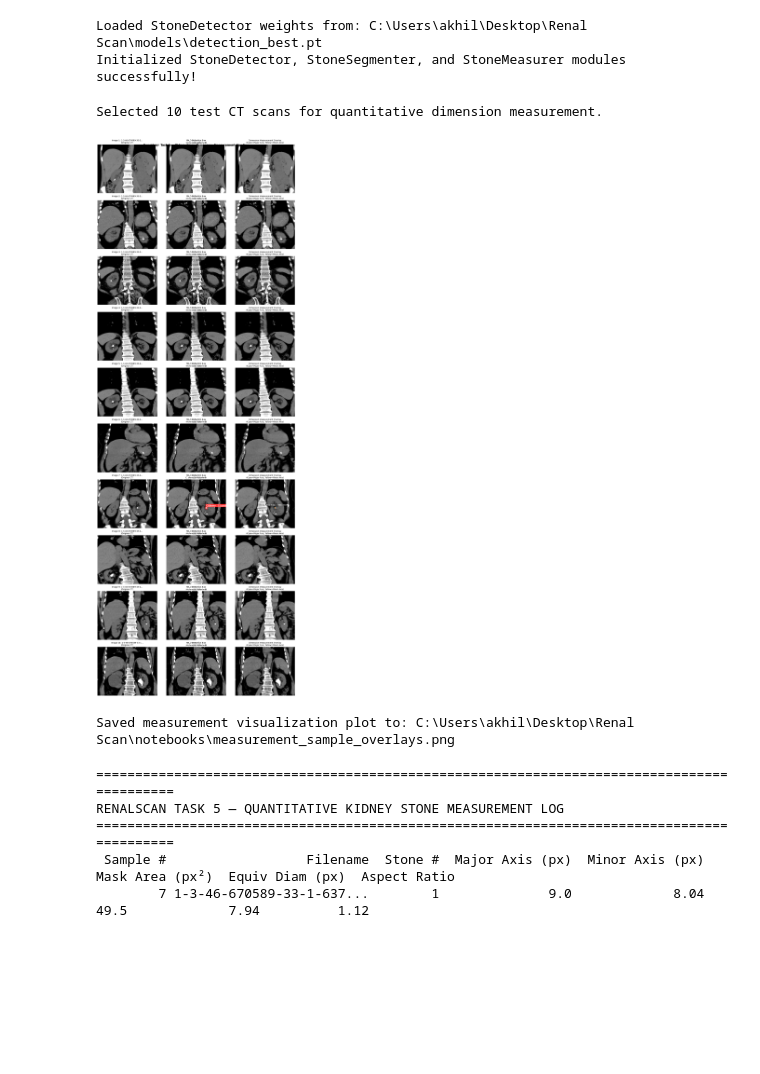
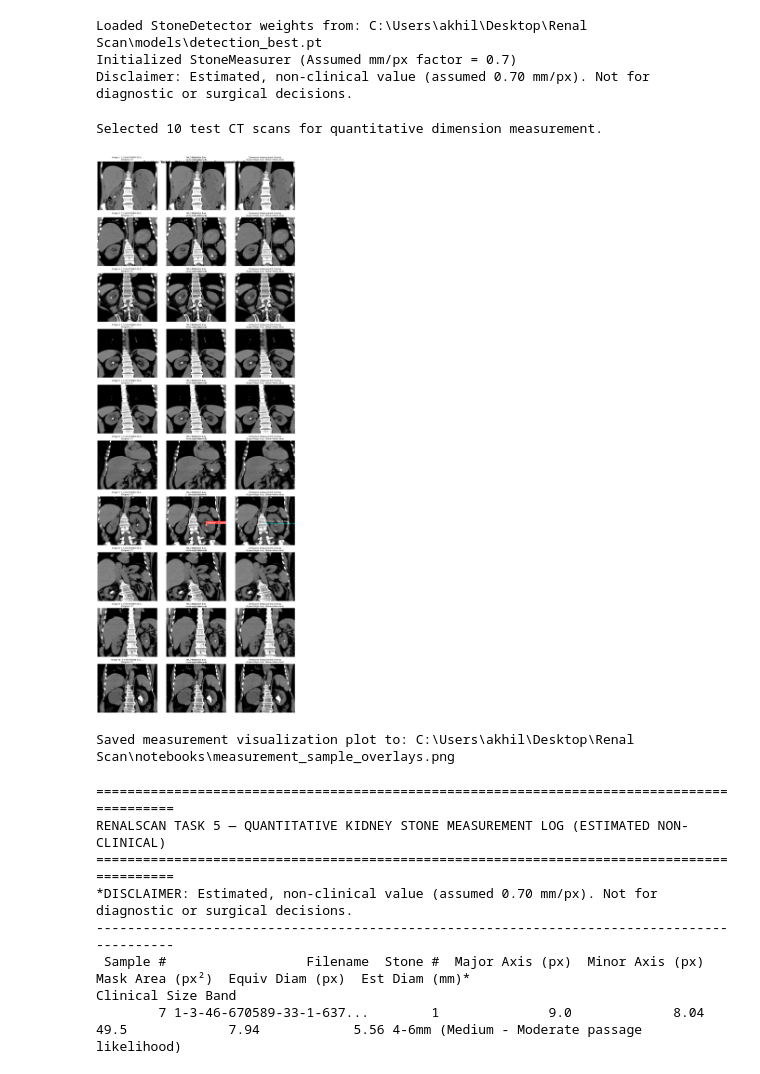
Before and after one commit to R-Adhiya/RenalScan, a Jupyter notebook: notebooks/04_measurement.ipynb, the cells around one changed output. Drawn from its saved outputs; the diff is of its cells as text; code cells hidden in the pictures; blank space fills up the shorter version.

Commit message:
feat: add approximate mm conversion, clinical size banding, and disclaimers to measurement module

```diff
--- a/notebooks/04_measurement.ipynb
+++ b/notebooks/04_measurement.ipynb
@@ -22,19 +24,21 @@ if str(PROJECT_ROOT) not in sys.path:
 
 from src.detection.predict import StoneDetector
 from src.segmentation.segment import StoneSegmenter
-from src.measurement.measure import StoneMeasurer
+from src.measurement.measure import StoneMeasurer, ASSUMED_MM_PER_PIXEL, NON_CLINICAL_DISCLAIMER
 
 MODELS_DIR = PROJECT_ROOT / "models"
 TEST_IMG_DIR = PROJECT_ROOT / "data" / "test" / "images"
 
 detector = StoneDetector(model_path=MODELS_DIR / "detection_best.pt")
 segmenter = StoneSegmenter(padding_pct=0.10)
-measurer = StoneMeasurer()
+measurer = StoneMeasurer(mm_per_pixel=ASSUMED_MM_PER_PIXEL)
 
-print("Initialized StoneDetector, StoneSegmenter, and StoneMeasurer modules successfully!")
+print(f"Initialized StoneMeasurer (Assumed mm/px factor = {ASSUMED_MM_PER_PIXEL})")
+print(f"Disclaimer: {NON_CLINICAL_DISCLAIMER}")
 # %% [output]
 Loaded StoneDetector weights from: C:\Users\akhil\Desktop\Renal Scan\models\detection_best.pt
-Initialized StoneDetector, StoneSegmenter, and StoneMeasurer modules successfully!
+Initialized StoneMeasurer (Assumed mm/px factor = 0.7)
+Disclaimer: Estimated, non-clinical value (assumed 0.70 mm/px). Not for diagnostic or surgical decisions.
 # %%
 # Select 10 test CT images for dimension measurement evaluation
 test_image_paths = sorted(list(TEST_IMG_DIR.glob("*.jpg")))[:10]
@@ -70,49 +74,54 @@ for i, img_path in enumerate(test_image_paths):
             measurement_records.append({
                 'Sample #': i + 1,
                 'Filename': img_path.name[:22] + "...",
                 'Stone #': idx + 1,
                 'Major Axis (px)': m['major_axis_px'],
                 'Minor Axis (px)': m['minor_axis_px'],
                 'Mask Area (px²)': m['area_px'],
                 'Equiv Diam (px)': m['equiv_diameter_px'],
-                'Aspect Ratio': m['aspect_ratio']
+                'Est Diam (mm)*': m['estimated_diameter_mm'],
+                'Clinical Size Band': m['clinical_size_band']
             })
 
     # Plot Subplots
     axes[i, 0].imshow(rgb_img)
     axes[i, 0].set_title(f"Image {i+1}: {img_path.name[:18]}...\n(Original CT)", fontsize=10)
     axes[i, 0].axis("off")
 
     axes[i, 1].imshow(annotated_rgb)
     axes[i, 1].set_title(f"YOLO Detection Box\n({len(detections)} stone(s) detected)", fontsize=10)
     axes[i, 1].axis("off")
 
     axes[i, 2].imshow(axis_overlay)
     axes[i, 2].set_title(f"Dimension Measurement Overlay\n(Cyan=Major Axis, Yellow=Minor Axis)", fontsize=10)
     axes[i, 2].axis("off")
 
 plt.suptitle("RenalScan Task 5 — Kidney Stone Dimension Measurement Pipeline", fontsize=14, fontweight='bold')
 plt.tight_layout()
 meas_plot_path = PROJECT_ROOT / "notebooks" / "measurement_sample_overlays.png"
 plt.savefig(meas_plot_path, dpi=150, bbox_inches='tight')
 plt.show()
 print(f"Saved measurement visualization plot to: {meas_plot_path}")
 # %% [output]
-[figure, old version]
+[figure, new version]
 Saved measurement visualization plot to: C:\Users\akhil\Desktop\Renal Scan\notebooks\measurement_sample_overlays.png
 # %%
 # 4. Display Quantitative Measurement Summary Table
 df_meas = pd.DataFrame(measurement_records)
 print("===========================================================================================")
-print("RENALSCAN TASK 5 — QUANTITATIVE KIDNEY STONE MEASUREMENT LOG")
+print("RENALSCAN TASK 5 — QUANTITATIVE KIDNEY STONE MEASUREMENT LOG (ESTIMATED NON-CLINICAL)")
 print("===========================================================================================")
+print(f"*DISCLAIMER: {NON_CLINICAL_DISCLAIMER}")
+print("-------------------------------------------------------------------------------------------")
 if not df_meas.empty:
     print(df_meas.to_string(index=False))
 else:
     print("No stone contours measured in selected samples.")
 # %% [output]
 ===========================================================================================
-RENALSCAN TASK 5 — QUANTITATIVE KIDNEY STONE MEASUREMENT LOG
+RENALSCAN TASK 5 — QUANTITATIVE KIDNEY STONE MEASUREMENT LOG (ESTIMATED NON-CLINICAL)
 ===========================================================================================
- Sample #                  Filename  Stone #  Major Axis (px)  Minor Axis (px)  Mask Area (px²)  Equiv Diam (px)  Aspect Ratio
-        7 1-3-46-670589-33-1-637...        1              9.0             8.04             49.5             7.94          1.12
+*DISCLAIMER: Estimated, non-clinical value (assumed 0.70 mm/px). Not for diagnostic or surgical decisions.
+-------------------------------------------------------------------------------------------
+ Sample #                  Filename  Stone #  Major Axis (px)  Minor Axis (px)  Mask Area (px²)  Equiv Diam (px)  Est Diam (mm)*                           Clinical Size Band
+        7 1-3-46-670589-33-1-637...        1              9.0             8.04             49.5             7.94            5.56 4-6mm (Medium - Moderate passage likelihood)
```
Also changed, not shown: parts of 1 cell of this notebook, 3 other files.
